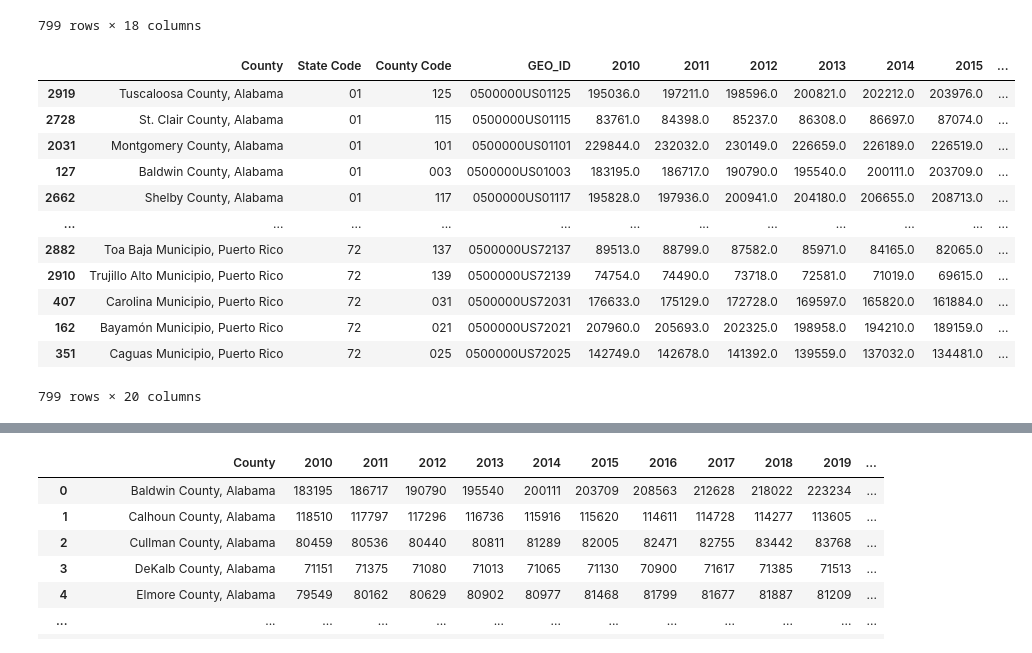
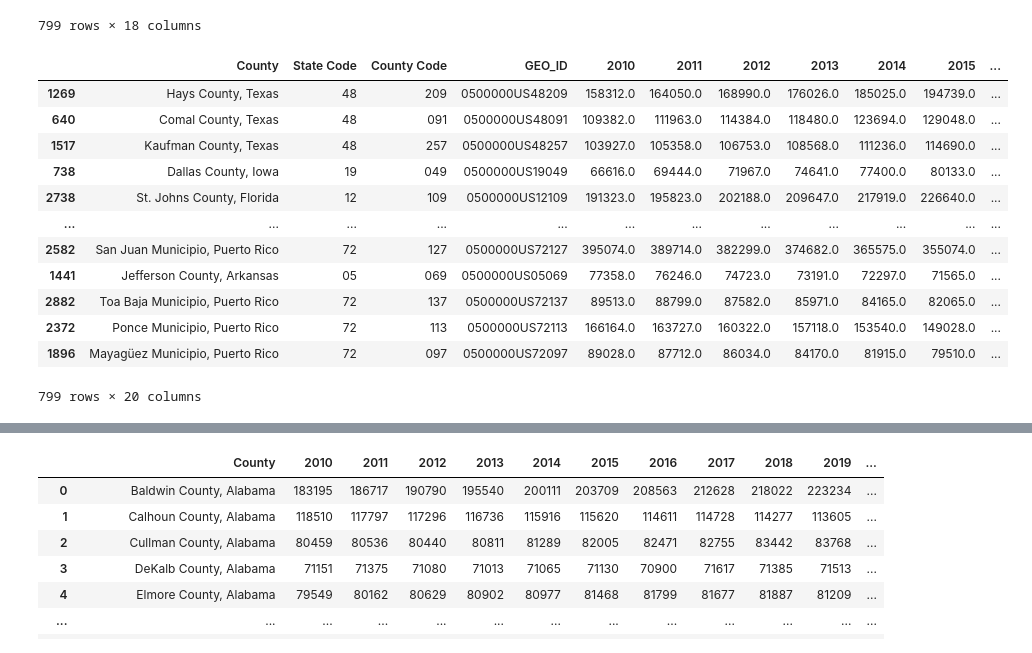
Before and after one commit to dfquinn23/Project_1, a Jupyter notebook: Census/7-17-24 Work/2010_2022_County_Pop_Totals.ipynb, the cells around one changed output, grey strips where cells are left out. Drawn from its saved outputs; the diff is of its cells as text; code cells hidden in the pictures.

```diff
--- a/Census/7-17-24 Work/2010_2022_County_Pop_Totals.ipynb
+++ b/Census/7-17-24 Work/2010_2022_County_Pop_Totals.ipynb
@@ -321,7 +321,7 @@ state_pop2014_df3.sort_values("State Code")
 # %%
 #2013 County Populations:
 
-state2013_url = f'https://api.census.gov/data/2013/acs/acs1?get=NAME,B01003_001E,GEO_ID&for=county:*&in=state:*&key={api_key}'
+state2013_url = f'https://api.census.gov/data/2013/acs/acs1?get=NAME,B01003_001E,GEO_ID&for=county:*&in=state:*'
 
 state2013_query = requests.get(state2013_url).json()
 #print(json.dumps(state2013_query, indent=4))
@@ -352,7 +352,7 @@ state_pop2013_df3.sort_values("State Code")
 # %%
 #2012 County Populations:
 
-state2012_url = f'https://api.census.gov/data/2012/acs/acs1?get=NAME,B01003_001E,GEO_ID&for=county:*&in=state:*&key={api_key}'
+state2012_url = f'https://api.census.gov/data/2012/acs/acs1?get=NAME,B01003_001E,GEO_ID&for=county:*&in=state:*'
 
 state2012_query = requests.get(state2012_url).json()
 #print(json.dumps(state2013_query, indent=4))
@@ -383,7 +383,7 @@ state_pop2012_df3.sort_values("State Code")
 # %%
 #2011 County Populations:
 
-state2011_url = f'https://api.census.gov/data/2011/acs/acs1?get=NAME,B01003_001E,GEO_ID&for=county:*&in=state:*&key={api_key}'
+state2011_url = f'https://api.census.gov/data/2011/acs/acs1?get=NAME,B01003_001E,GEO_ID&for=county:*&in=state:*'
 
 state2011_query = requests.get(state2011_url).json()
 #print(json.dumps(state2013_query, indent=4))
@@ -415,7 +415,7 @@ state_pop2011_df3.sort_values("State Code")
 # %%
 #2010 County Populations:
 
-state2010_url = f'https://api.census.gov/data/2010/acs/acs1?get=NAME,B01003_001E,GEO_ID&for=county:*&in=state:*&key={api_key}'
+state2010_url = f'https://api.census.gov/data/2010/acs/acs1?get=NAME,B01003_001E,GEO_ID&for=county:*&in=state:*'
 
 state2010_query = requests.get(state2010_url).json()
 #print(json.dumps(state2013_query, indent=4))
@@ -571,43 +571,44 @@ master_county_df = master_county_df[final_columns]
 # Sort the final DataFrame by State Code
 master_county_df = master_county_df.sort_values('State Code')
 
 # Create GeoFips column
 master_county_df['GeoFips'] = master_county_df['State Code'].str.cat(master_county_df['County Code'], sep='')
 
 # Calculate CAGR
 def calculate_cagr(start_value, end_value, num_years):
     if start_value > 0 and end_value > 0:
         return ((end_value / start_value) ** (1 / num_years)) - 1
     else:
         return None
 
 master_county_df['CAGR'] = master_county_df.apply(
     lambda row: calculate_cagr(row['2010'], row['2022'], 12) if pd.notnull(row['2010']) and pd.notnull(row['2022']) else None,
     axis=1
 )
 
 # Calculate Total Growth Rate
 master_county_df['Total Growth Rate'] = master_county_df.apply(
-    lambda row: (row['2022'] - row['2010']) / row['2010'] if pd.notnull(row['2010']) and pd.notnull(row['2022']) else None,
+    lambda row: (row['2022'] - row['2010']) / row['2010']*100 if pd.notnull(row['2010']) and pd.notnull(row['2022']) else None,
     axis=1
 )
 
 # Drop rows with any missing values
 master_county_df = master_county_df.dropna()
 
 # Display the final merged dataframe
 master_county_df
+master_county_df.sort_values("Total Growth Rate", ascending=False)
 # %% [output]
 |  | County | State Code | County Code | GEO_ID | 2010 | 2011 | 2012 | 2013 | 2014 | 2015 | ... |
-| 2919 | Tuscaloosa County, Alabama | 01 | 125 | 0500000US01125 | 195036.0 | 197211.0 | 198596.0 | 200821.0 | 202212.0 | 203976.0 | ... |
-| 2728 | St. Clair County, Alabama | 01 | 115 | 0500000US01115 | 83761.0 | 84398.0 | 85237.0 | 86308.0 | 86697.0 | 87074.0 | ... |
-| 2031 | Montgomery County, Alabama | 01 | 101 | 0500000US01101 | 229844.0 | 232032.0 | 230149.0 | 226659.0 | 226189.0 | 226519.0 | ... |
-| 127 | Baldwin County, Alabama | 01 | 003 | 0500000US01003 | 183195.0 | 186717.0 | 190790.0 | 195540.0 | 200111.0 | 203709.0 | ... |
-| 2662 | Shelby County, Alabama | 01 | 117 | 0500000US01117 | 195828.0 | 197936.0 | 200941.0 | 204180.0 | 206655.0 | 208713.0 | ... |
+| 1269 | Hays County, Texas | 48 | 209 | 0500000US48209 | 158312.0 | 164050.0 | 168990.0 | 176026.0 | 185025.0 | 194739.0 | ... |
+| 640 | Comal County, Texas | 48 | 091 | 0500000US48091 | 109382.0 | 111963.0 | 114384.0 | 118480.0 | 123694.0 | 129048.0 | ... |
+| 1517 | Kaufman County, Texas | 48 | 257 | 0500000US48257 | 103927.0 | 105358.0 | 106753.0 | 108568.0 | 111236.0 | 114690.0 | ... |
+| 738 | Dallas County, Iowa | 19 | 049 | 0500000US19049 | 66616.0 | 69444.0 | 71967.0 | 74641.0 | 77400.0 | 80133.0 | ... |
+| 2738 | St. Johns County, Florida | 12 | 109 | 0500000US12109 | 191323.0 | 195823.0 | 202188.0 | 209647.0 | 217919.0 | 226640.0 | ... |
 | ... | ... | ... | ... | ... | ... | ... | ... | ... | ... | ... | ... |
+| 2582 | San Juan Municipio, Puerto Rico | 72 | 127 | 0500000US72127 | 395074.0 | 389714.0 | 382299.0 | 374682.0 | 365575.0 | 355074.0 | ... |
+| 1441 | Jefferson County, Arkansas | 05 | 069 | 0500000US05069 | 77358.0 | 76246.0 | 74723.0 | 73191.0 | 72297.0 | 71565.0 | ... |
 | 2882 | Toa Baja Municipio, Puerto Rico | 72 | 137 | 0500000US72137 | 89513.0 | 88799.0 | 87582.0 | 85971.0 | 84165.0 | 82065.0 | ... |
-| 2910 | Trujillo Alto Municipio, Puerto Rico | 72 | 139 | 0500000US72139 | 74754.0 | 74490.0 | 73718.0 | 72581.0 | 71019.0 | 69615.0 | ... |
-| 407 | Carolina Municipio, Puerto Rico | 72 | 031 | 0500000US72031 | 176633.0 | 175129.0 | 172728.0 | 169597.0 | 165820.0 | 161884.0 | ... |
-| 162 | Bayamón Municipio, Puerto Rico | 72 | 021 | 0500000US72021 | 207960.0 | 205693.0 | 202325.0 | 198958.0 | 194210.0 | 189159.0 | ... |
-| 351 | Caguas Municipio, Puerto Rico | 72 | 025 | 0500000US72025 | 142749.0 | 142678.0 | 141392.0 | 139559.0 | 137032.0 | 134481.0 | ... |
+| 2372 | Ponce Municipio, Puerto Rico | 72 | 113 | 0500000US72113 | 166164.0 | 163727.0 | 160322.0 | 157118.0 | 153540.0 | 149028.0 | ... |
+| 1896 | Mayagüez Municipio, Puerto Rico | 72 | 097 | 0500000US72097 | 89028.0 | 87712.0 | 86034.0 | 84170.0 | 81915.0 | 79510.0 | ... |
 799 rows × 20 columns
```
Also changed, not shown: parts of 11 cells of this notebook, 3 other files.
